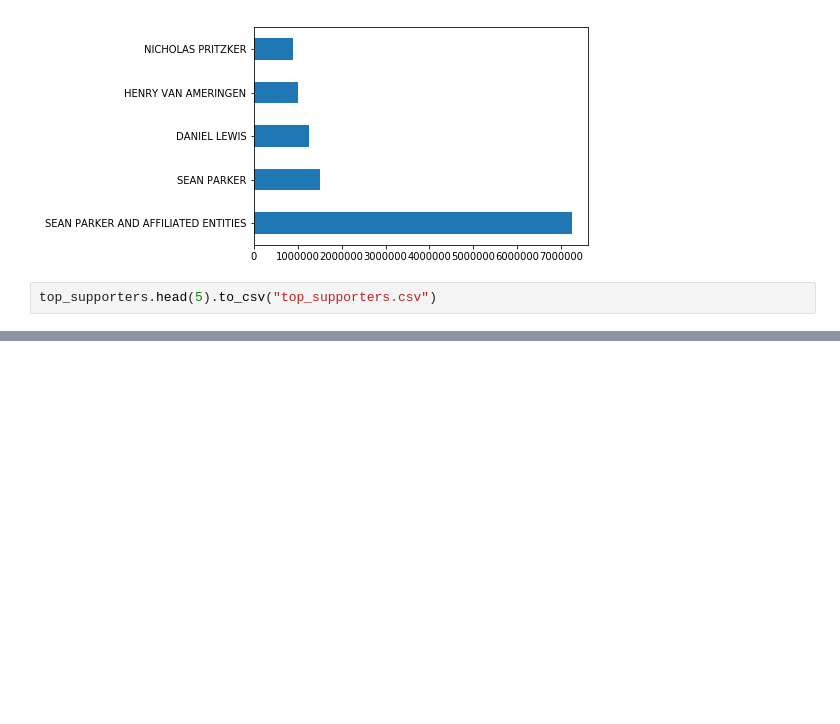
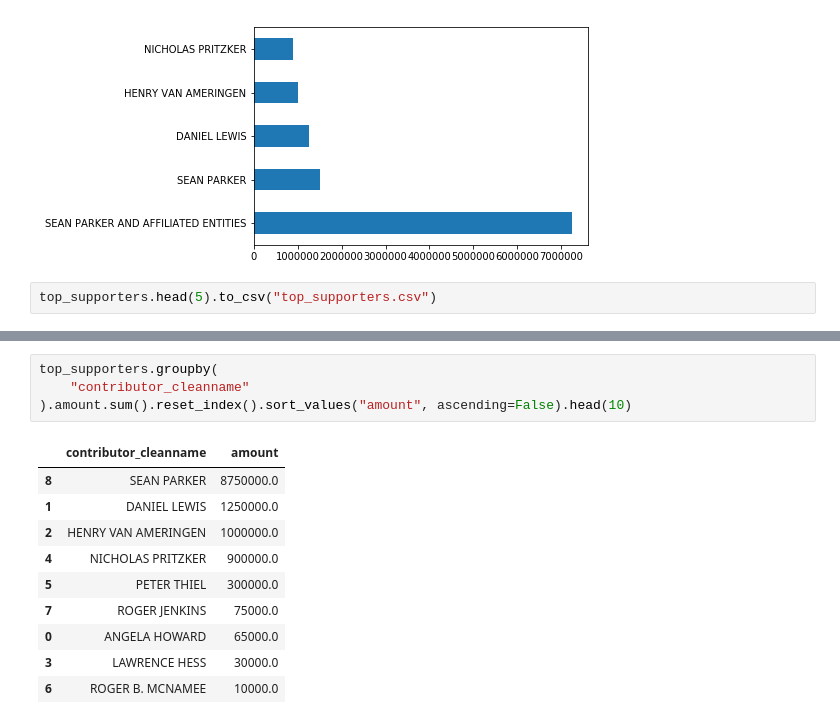
Before and after one commit to ForgottenCoast/first-python-notebook_prop64, a Jupyter notebook: Prop_64.ipynb, the cells around one changed output, grey strips where cells are left out. Drawn from its saved outputs; the diff is of its cells as text; blank space fills up the shorter version.

```diff
--- a/Prop_64.ipynb
+++ b/Prop_64.ipynb
@@ -332,0 +355,15 @@ top_supporters.head(5).to_csv("top_supporters.csv")
+# %%
+top_supporters.groupby(
+    "contributor_cleanname"
+).amount.sum().reset_index().sort_values("amount", ascending=False).head(10)
+# %% [output]
+|  | contributor_cleanname | amount |
+| 8 | SEAN PARKER | 8750000.0 |
+| 1 | DANIEL LEWIS | 1250000.0 |
+| 2 | HENRY VAN AMERINGEN | 1000000.0 |
+| 4 | NICHOLAS PRITZKER | 900000.0 |
+| 5 | PETER THIEL | 300000.0 |
+| 7 | ROGER JENKINS | 75000.0 |
+| 0 | ANGELA HOWARD | 65000.0 |
+| 3 | LAWRENCE HESS | 30000.0 |
+| 6 | ROGER B. MCNAMEE | 10000.0 |
```
Also changed, not shown: parts of 7 cells of this notebook.
